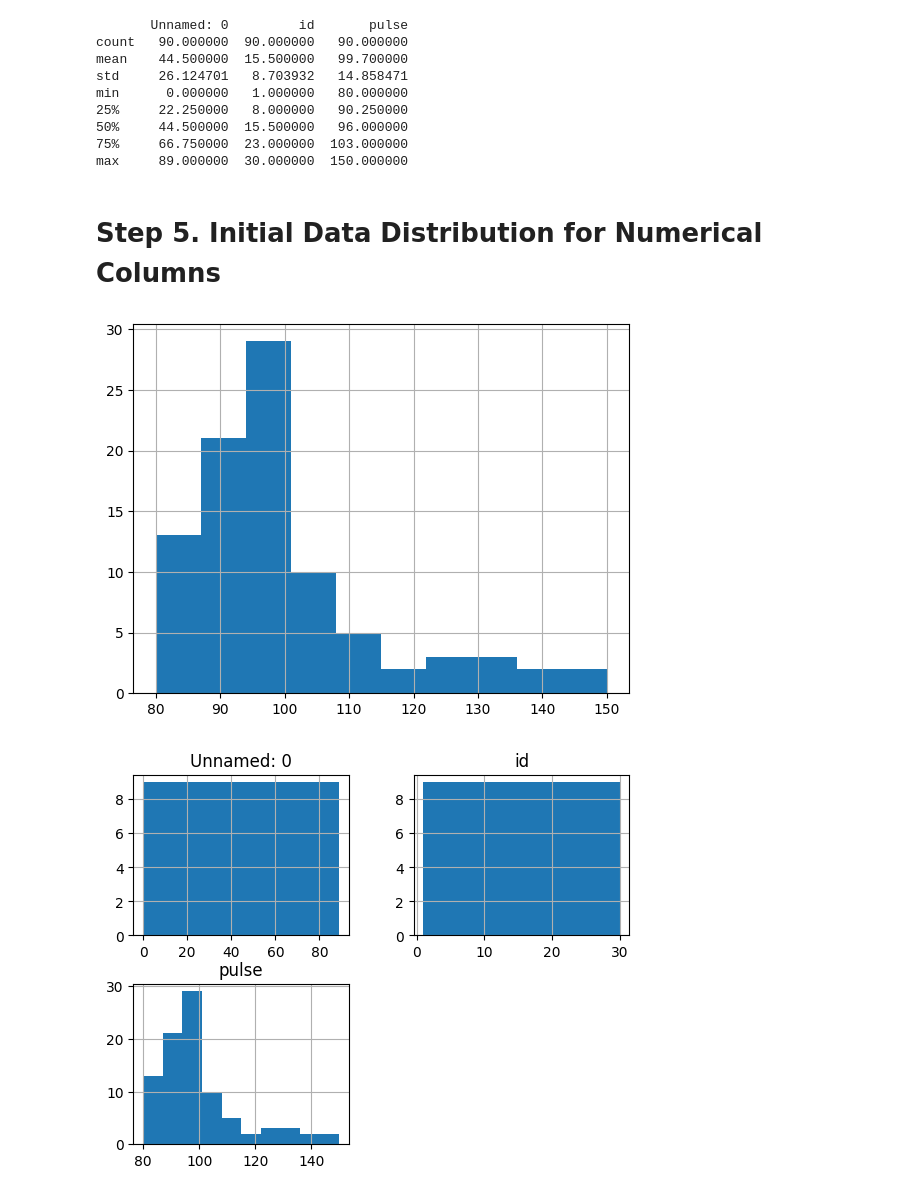
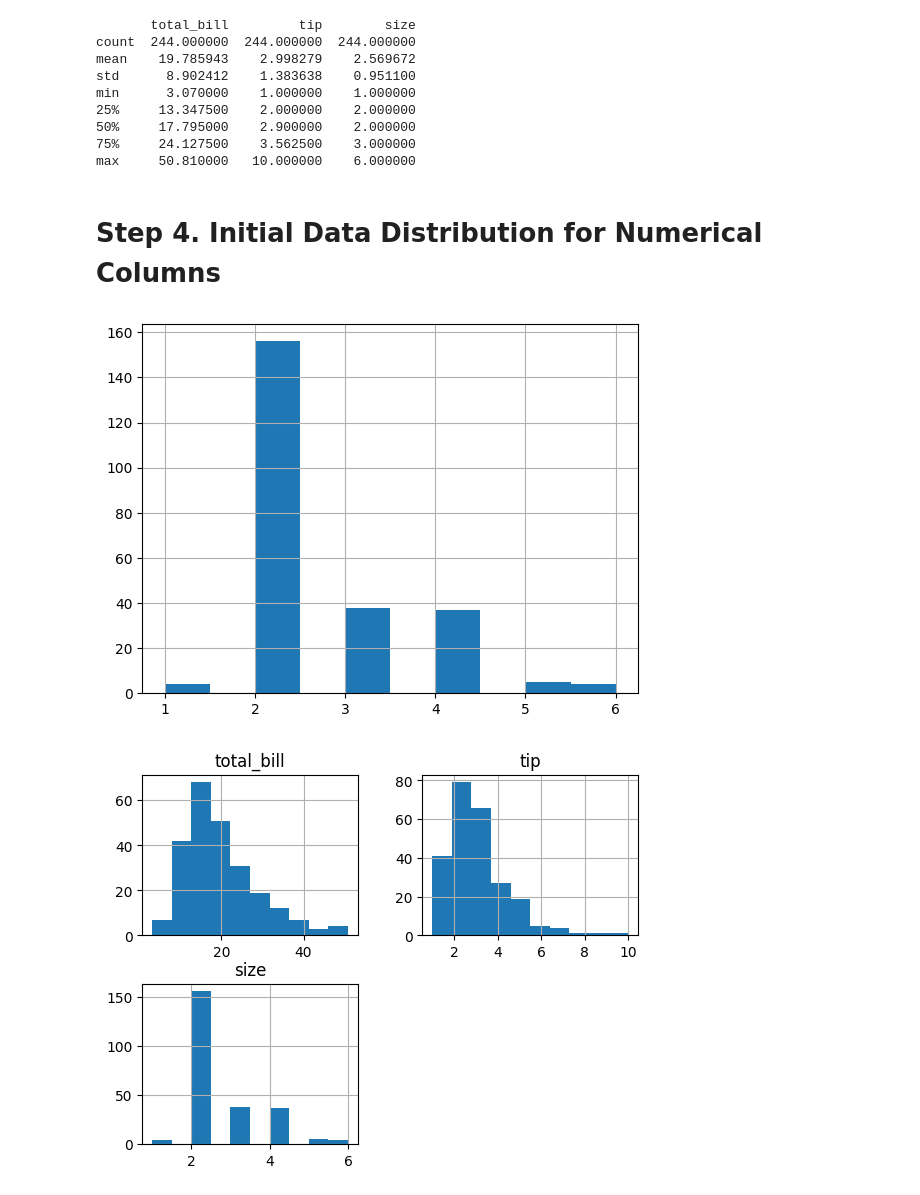
Before and after one commit to egbogbo11/datafun-06-eda, a Jupyter notebook: elomgbogbo_eda.ipynb, the cells around one changed output. Cells and saved outputs as stored; diff of their text form; code cells hidden in the pictures.

```diff
--- a/elomgbogbo_eda.ipynb
+++ b/elomgbogbo_eda.ipynb
@@ -21,6 +21,6 @@ import pyarrow
 # %%
 # Load the dataset in into a padndas DataFrame
-df = sns.load_dataset('exercise')
+df = sns.load_dataset('tips')
 
 print(df.head())
 # %% [output]
@@ -61,26 +62,26 @@ dtype: object
 # %%
 print(df.describe())
 # %% [output]
-       Unnamed: 0         id       pulse
-count   90.000000  90.000000   90.000000
-mean    44.500000  15.500000   99.700000
-std     26.124701   8.703932   14.858471
-min      0.000000   1.000000   80.000000
-25%     22.250000   8.000000   90.250000
-50%     44.500000  15.500000   96.000000
-75%     66.750000  23.000000  103.000000
-max     89.000000  30.000000  150.000000
+       total_bill         tip        size
+count  244.000000  244.000000  244.000000
+mean    19.785943    2.998279    2.569672
+std      8.902412    1.383638    0.951100
+min      3.070000    1.000000    1.000000
+25%     13.347500    2.000000    2.000000
+50%     17.795000    2.900000    2.000000
+75%     24.127500    3.562500    3.000000
+max     50.810000   10.000000    6.000000
 # %% [markdown]
-# Step 5. Initial Data Distribution for Numerical Columns
+# Step 4. Initial Data Distribution for Numerical Columns
 # %%
 # Inspect histogram by numerical column
-df['pulse'].hist()
+df['size'].hist()
 
 # Inspect histogram for all numerical columns
 df.hist()
 
 # Show all plots
 plt.show()
 # %% [output]
-[figure, old version]
+[figure, new version]
-[figure, old version]
+[figure, new version]
```
Also changed, not shown: parts of 30 cells of this notebook.
